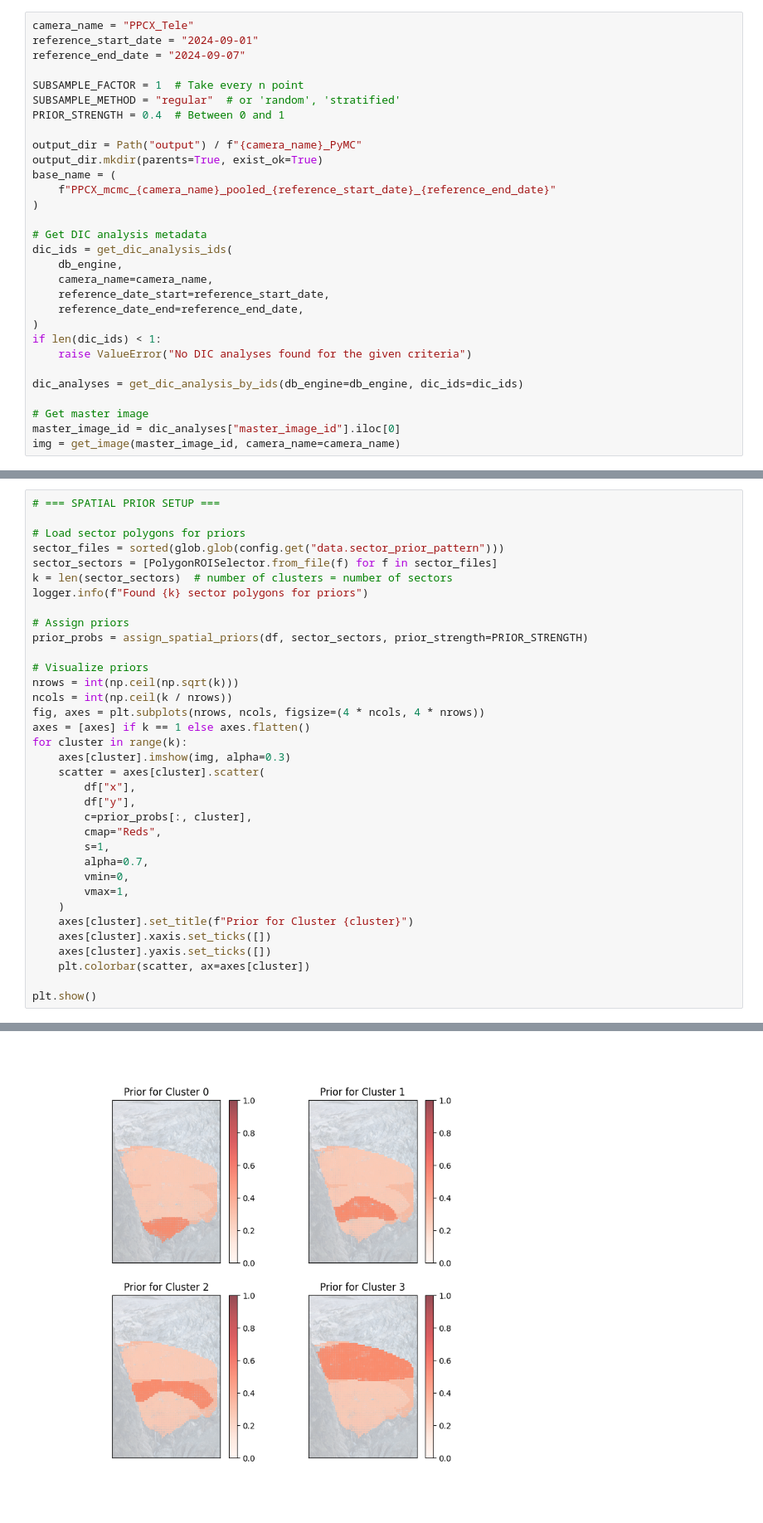
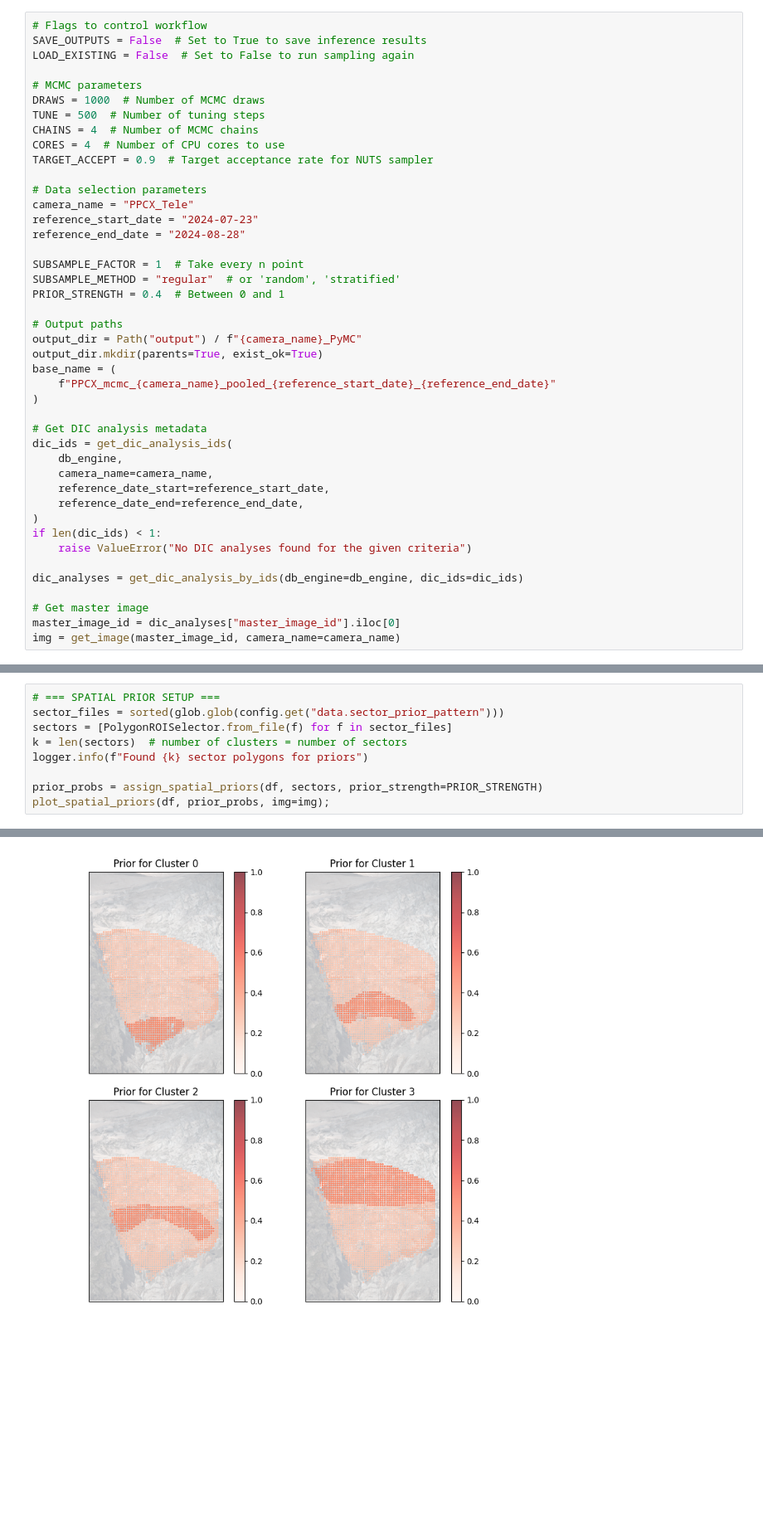
Before and after one commit to planpincieux/domains, a Jupyter notebook: ppcx_pymc_pooled_mcmc_marginalized.ipynb, the cells around one changed output, grey strips where cells are left out. Shown at 83% size. Drawn from its saved outputs; the diff is of its cells as text; blank space fills up the shorter version.

```diff
--- a/ppcx_pymc_pooled_mcmc_marginalized.ipynb
+++ b/ppcx_pymc_pooled_mcmc_marginalized.ipynb
@@ -39,14 +40,27 @@ logger = setup_logger(logging.INFO, name="ppcx", force=True)
 config = ConfigManager()
 db_engine = create_engine(config.db_url)
 # %%
+# Flags to control workflow
+SAVE_OUTPUTS = False  # Set to True to save inference results
+LOAD_EXISTING = False  # Set to False to run sampling again
+
+# MCMC parameters
+DRAWS = 1000  # Number of MCMC draws
+TUNE = 500  # Number of tuning steps
+CHAINS = 4  # Number of MCMC chains
+CORES = 4  # Number of CPU cores to use
+TARGET_ACCEPT = 0.9  # Target acceptance rate for NUTS sampler
+
+# Data selection parameters
 camera_name = "PPCX_Tele"
-reference_start_date = "2024-09-01"
-reference_end_date = "2024-09-07"
+reference_start_date = "2024-07-23"
+reference_end_date = "2024-08-28"
 
 SUBSAMPLE_FACTOR = 1  # Take every n point
 SUBSAMPLE_METHOD = "regular"  # or 'random', 'stratified'
 PRIOR_STRENGTH = 0.4  # Between 0 and 1
 
+# Output paths
 output_dir = Path("output") / f"{camera_name}_PyMC"
 output_dir.mkdir(parents=True, exist_ok=True)
 base_name = (
@@ -125,36 +142,10 @@ Subsampled from 12540 to 12540 points (100.0%)
 # %%
 # === SPATIAL PRIOR SETUP ===
-
-# Load sector polygons for priors
 sector_files = sorted(glob.glob(config.get("data.sector_prior_pattern")))
-sector_sectors = [PolygonROISelector.from_file(f) for f in sector_files]
-k = len(sector_sectors)  # number of clusters = number of sectors
+sectors = [PolygonROISelector.from_file(f) for f in sector_files]
+k = len(sectors)  # number of clusters = number of sectors
 logger.info(f"Found {k} sector polygons for priors")
 
-# Assign priors
-prior_probs = assign_spatial_priors(df, sector_sectors, prior_strength=PRIOR_STRENGTH)
-
-# Visualize priors
-nrows = int(np.ceil(np.sqrt(k)))
-ncols = int(np.ceil(k / nrows))
-fig, axes = plt.subplots(nrows, ncols, figsize=(4 * ncols, 4 * nrows))
-axes = [axes] if k == 1 else axes.flatten()
-for cluster in range(k):
-    axes[cluster].imshow(img, alpha=0.3)
-    scatter = axes[cluster].scatter(
-        df["x"],
-        df["y"],
-        c=prior_probs[:, cluster],
-        cmap="Reds",
-        s=1,
-        alpha=0.7,
-        vmin=0,
-        vmax=1,
-    )
-    axes[cluster].set_title(f"Prior for Cluster {cluster}")
-    axes[cluster].xaxis.set_ticks([])
-    axes[cluster].yaxis.set_ticks([])
-    plt.colorbar(scatter, ax=axes[cluster])
-
-plt.show()
+prior_probs = assign_spatial_priors(df, sectors, prior_strength=PRIOR_STRENGTH)
+plot_spatial_priors(df, prior_probs, img=img);
 # %% [output]
@@ -166 +157 @@ plt.show()
-[figure, old version]
+[figure, new version]
```
Also changed, not shown: parts of 11 cells of this notebook, 3 other files.
